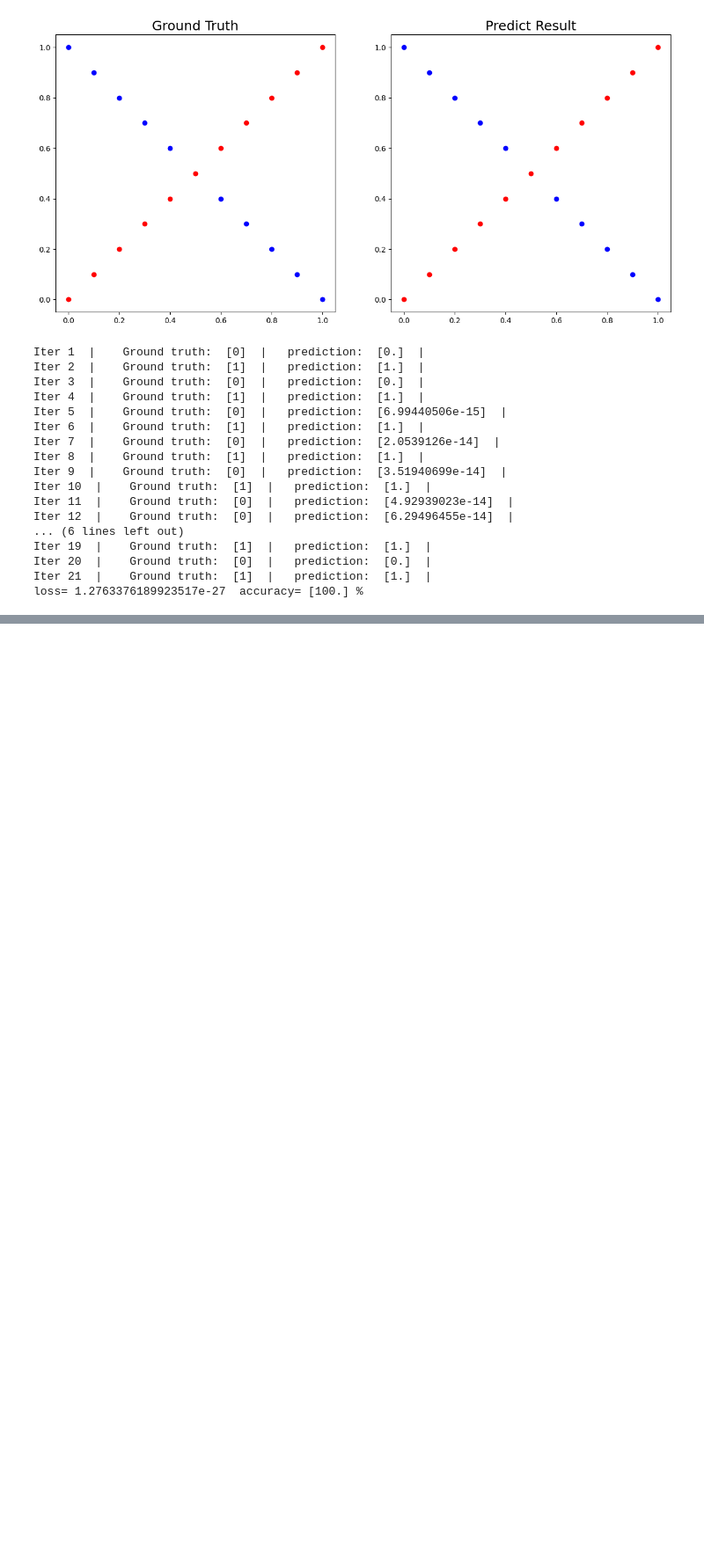
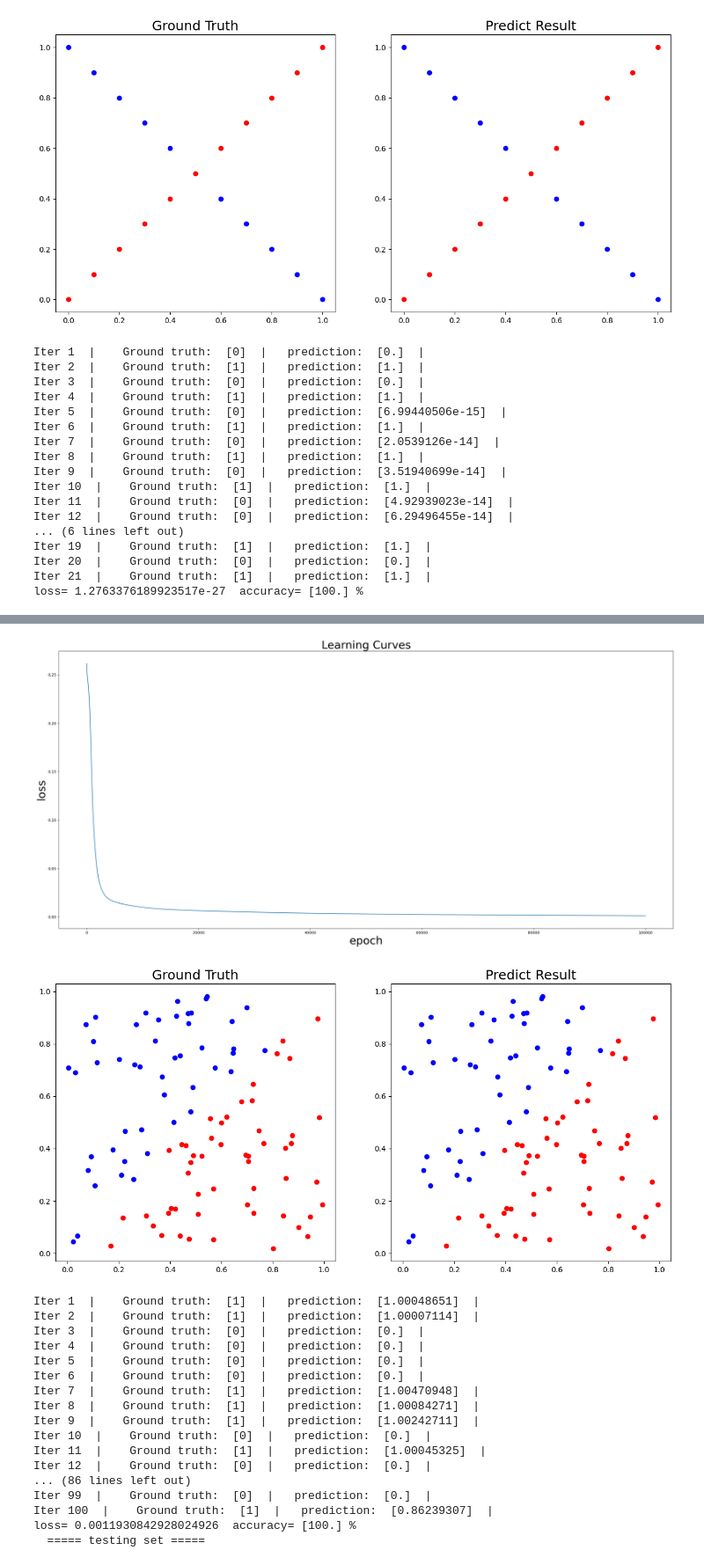
Before and after one commit to weiluohuang/DeepLearning, a Jupyter notebook: LAB1/LAB1_Source_code.ipynb, the cells around one changed output, grey strips where cells are left out. Shown at 88% size. Saved outputs shown, nothing was run; the diff lists cells and outputs as text; code cells hidden in the pictures; blank space fills up the shorter version.

```diff
--- a/LAB1/LAB1_Source_code.ipynb
+++ b/LAB1/LAB1_Source_code.ipynb
@@ -294,3 +367,10 @@ Iter 19  |    Ground truth:  [1]  |   prediction:  [1.]  |
 Iter 20  |    Ground truth:  [0]  |   prediction:  [0.]  |
 Iter 21  |    Ground truth:  [1]  |   prediction:  [1.]  |
 loss= 1.2763376189923517e-27  accuracy= [100.] %
+# %%
+x2, y2 = generate_linear()
+model = MLP(hidden_size = 5,activate = "ReLU", learning_rate = 0.01)
+model.train(x2, y2, epoch = 100000)
+testx, testy = generate_linear(n = 10000)
+model.test(testx, testy)
+# %% [output]
@@ -296,0 +397,19 @@ loss= 1.2763376189923517e-27  accuracy= [100.] %
+[figure, added]
+[figure, added]
+Iter 1  |    Ground truth:  [1]  |   prediction:  [1.00048651]  |
+Iter 2  |    Ground truth:  [1]  |   prediction:  [1.00007114]  |
+Iter 3  |    Ground truth:  [0]  |   prediction:  [0.]  |
+Iter 4  |    Ground truth:  [0]  |   prediction:  [0.]  |
+Iter 5  |    Ground truth:  [0]  |   prediction:  [0.]  |
+Iter 6  |    Ground truth:  [0]  |   prediction:  [0.]  |
+Iter 7  |    Ground truth:  [1]  |   prediction:  [1.00470948]  |
+Iter 8  |    Ground truth:  [1]  |   prediction:  [1.00084271]  |
+Iter 9  |    Ground truth:  [1]  |   prediction:  [1.00242711]  |
+Iter 10  |    Ground truth:  [0]  |   prediction:  [0.]  |
+Iter 11  |    Ground truth:  [1]  |   prediction:  [1.00045325]  |
+Iter 12  |    Ground truth:  [0]  |   prediction:  [0.]  |
+... (86 lines left out)
+Iter 99  |    Ground truth:  [0]  |   prediction:  [0.]  |
+Iter 100  |    Ground truth:  [1]  |   prediction:  [0.86239307]  |
+loss= 0.0011930842928024926  accuracy= [100.] %
+  ===== testing set =====
```
Also changed, not shown: parts of 4 cells of this notebook.
